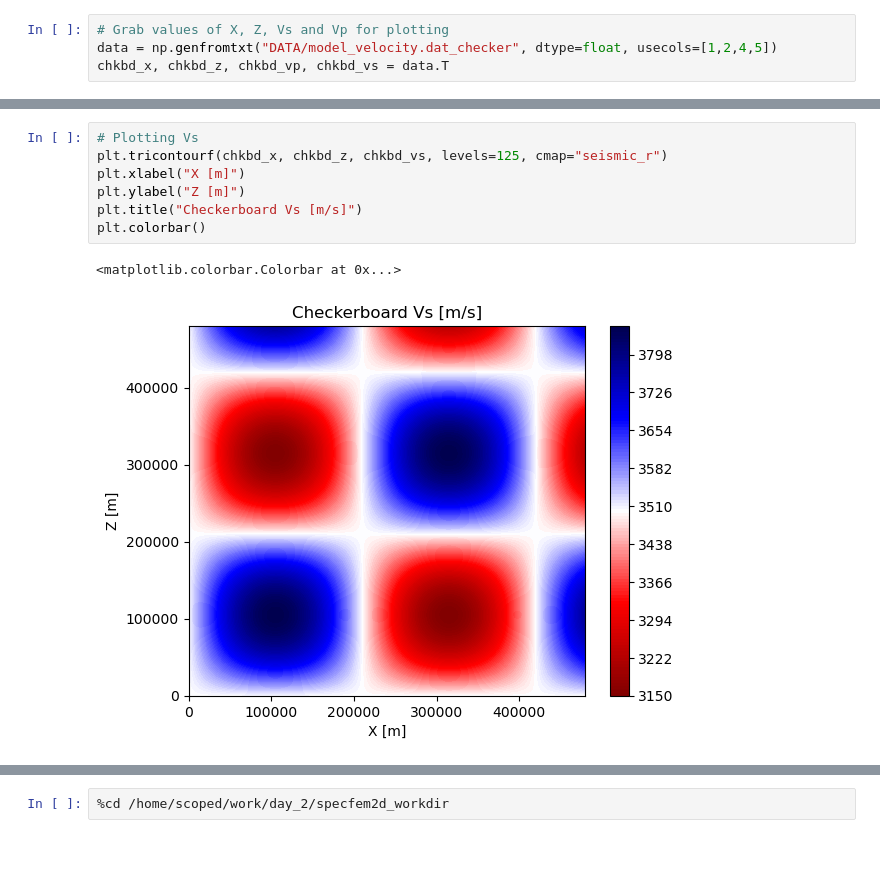
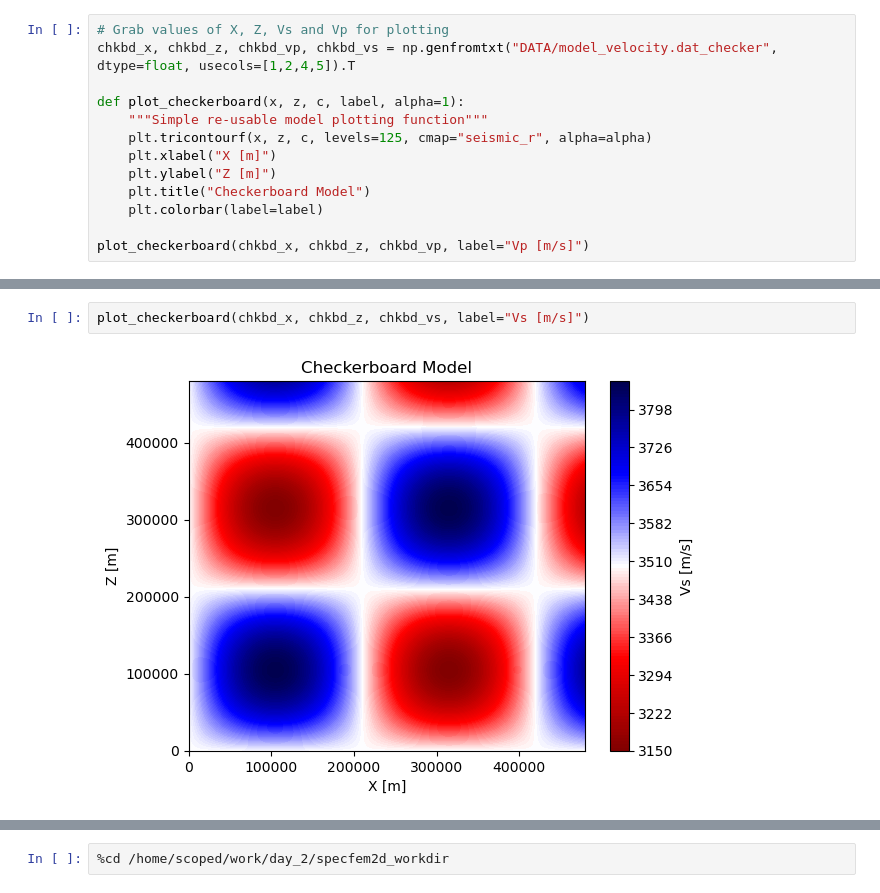
Before and after one commit to adjtomo/adjdocs, a Jupyter notebook: workshops/2022-10-05_specfem_users/completed_notebooks/day_2a_kernels.ipynb, the cells around one changed output, grey strips where cells are left out. Drawn from its saved outputs; the diff is of its cells as text; blank space fills up the shorter version.

```diff
--- a/workshops/2022-10-05_specfem_users/completed_notebooks/day_2a_kernels.ipynb
+++ b/workshops/2022-10-05_specfem_users/completed_notebooks/day_2a_kernels.ipynb
@@ -138,5 +137,14 @@ line_no x[m] z[m] density vp[m/s] vs[m/s]
         9       12000.0000       2072.1000      2600.0000       5801.6000       3501.9000
 # %%
 # Grab values of X, Z, Vs and Vp for plotting
-data = np.genfromtxt("DATA/model_velocity.dat_checker", dtype=float, usecols=[1,2,4,5])
-chkbd_x, chkbd_z, chkbd_vp, chkbd_vs = data.T
+chkbd_x, chkbd_z, chkbd_vp, chkbd_vs = np.genfromtxt("DATA/model_velocity.dat_checker", dtype=float, usecols=[1,2,4,5]).T
+
+def plot_checkerboard(x, z, c, label, alpha=1):
+    """Simple re-usable model plotting function"""
+    plt.tricontourf(x, z, c, levels=125, cmap="seismic_r", alpha=alpha)
+    plt.xlabel("X [m]")
+    plt.ylabel("Z [m]")
+    plt.title("Checkerboard Model")
+    plt.colorbar(label=label)
+
+plot_checkerboard(chkbd_x, chkbd_z, chkbd_vp, label="Vp [m/s]")
@@ -153,10 +153,4 @@ plt.colorbar()
 # %%
-# Plotting Vs
-plt.tricontourf(chkbd_x, chkbd_z, chkbd_vs, levels=125, cmap="seismic_r")
-plt.xlabel("X [m]")
-plt.ylabel("Z [m]")
-plt.title("Checkerboard Vs [m/s]")
-plt.colorbar()
+plot_checkerboard(chkbd_x, chkbd_z, chkbd_vs, label="Vs [m/s]")
 # %% [output]
-<matplotlib.colorbar.Colorbar at 0x...>
-[figure, old version]
+[figure, new version]
```
Also changed, not shown: parts of 69 cells of this notebook, 5 other files.
